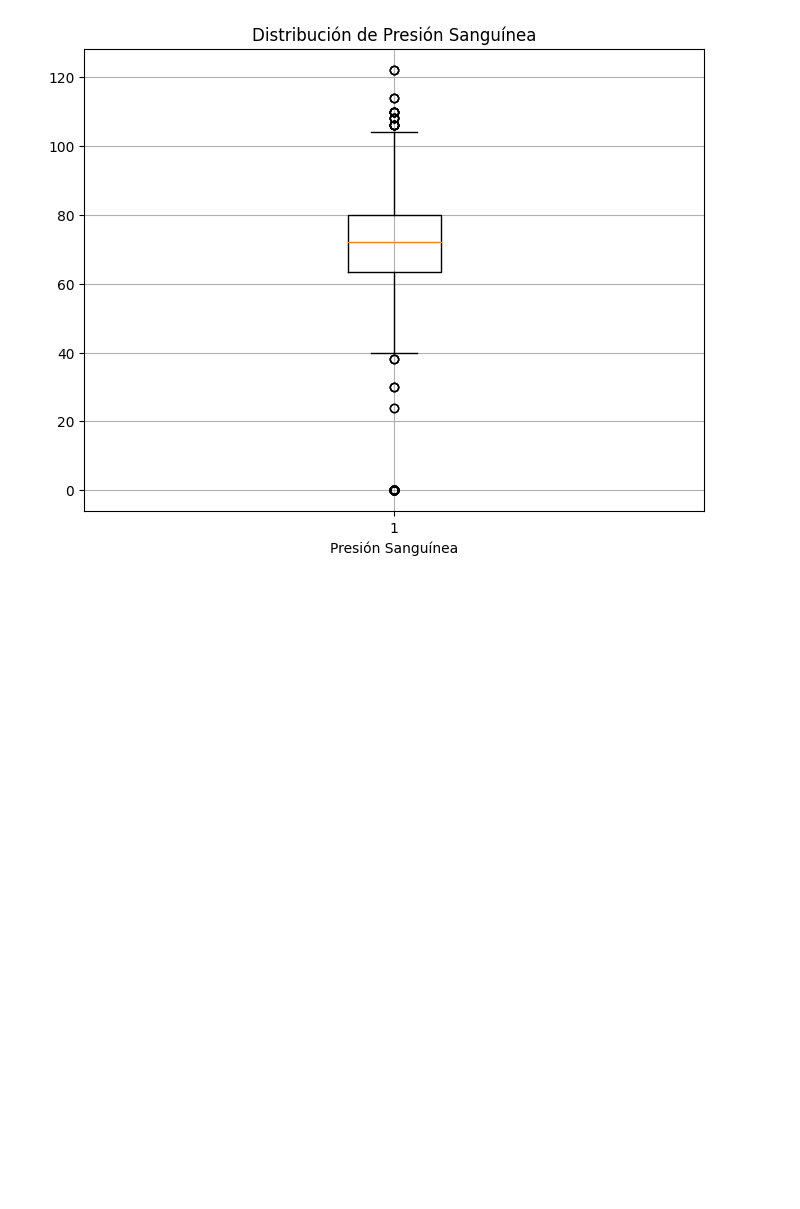
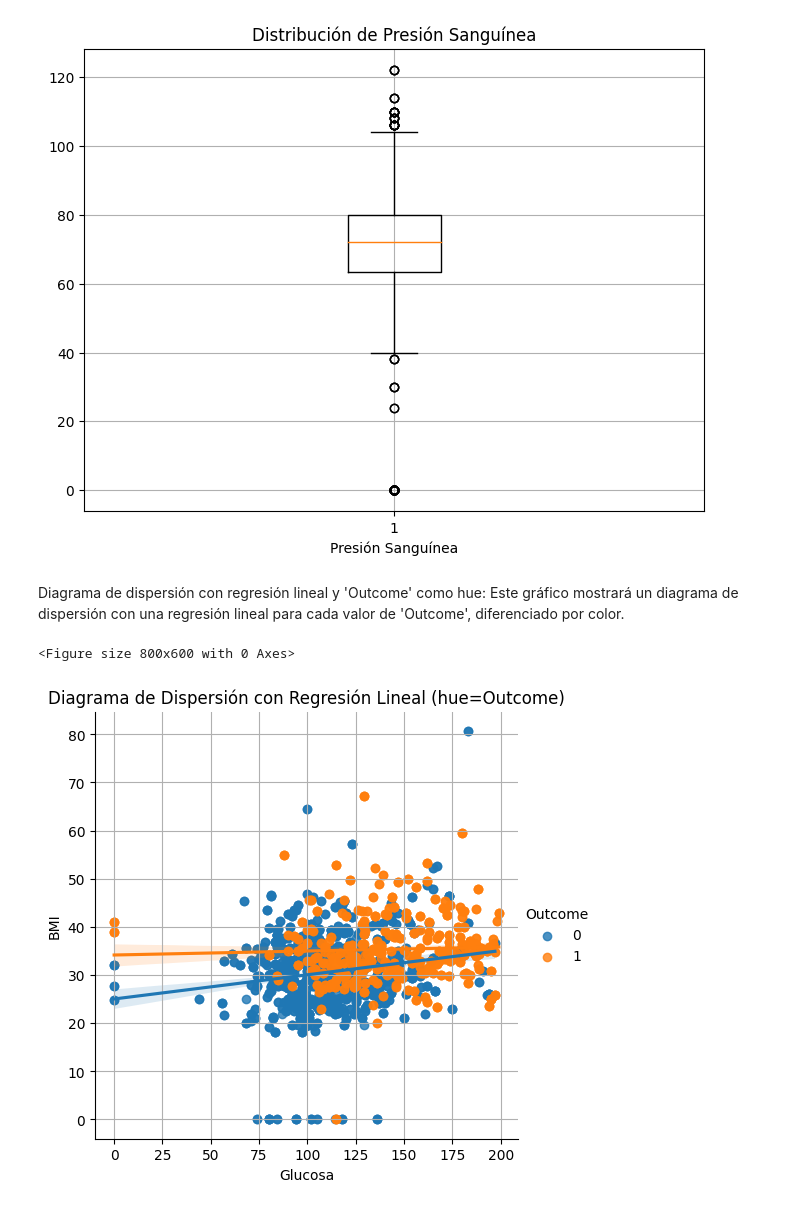
Before and after one commit to paulotolosa/graficos_tarea_1, a Jupyter notebook: Tarea_1.ipynb, the cells around one changed output. Saved outputs shown, nothing was run; the diff lists cells and outputs as text; code cells hidden in the pictures; blank space fills up the shorter version.

```diff
--- a/Tarea_1.ipynb
+++ b/Tarea_1.ipynb
@@ -73,3 +73,20 @@ plt.grid(True)
 plt.show()
 # %% [output]
 [figure]
+# %% [markdown]
+Diagrama de dispersión con regresión lineal y 'Outcome' como hue:
+Este gráfico mostrará un diagrama de dispersión con una regresión lineal para cada valor de 'Outcome', diferenciado por color.
+# %%
+import seaborn as sns
+
+# 1. Diagrama de dispersión con regresión lineal y 'Outcome' como hue
+plt.figure(figsize=(8, 6))
+sns.lmplot(x='Glucose', y='BMI', hue='Outcome', data=df, fit_reg=True)
+plt.title('Diagrama de Dispersión con Regresión Lineal (hue=Outcome)')
+plt.xlabel('Glucosa')
+plt.ylabel('BMI')
+plt.grid(True)
+plt.show()
+# %% [output]
+<Figure size 800x600 with 0 Axes>
+[figure, added]
```
Also changed, not shown: parts of 4 cells of this notebook.
